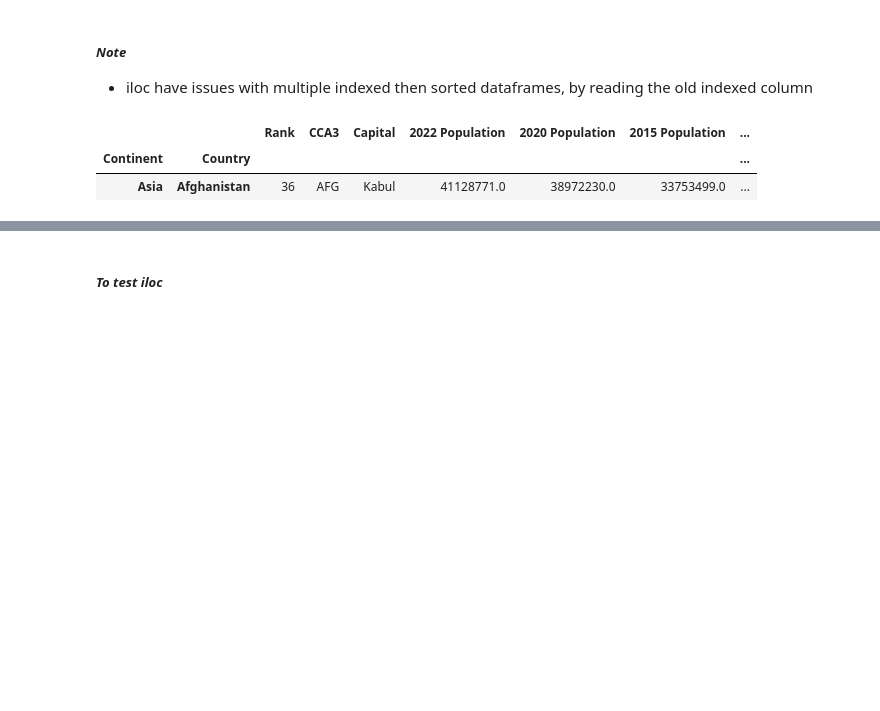
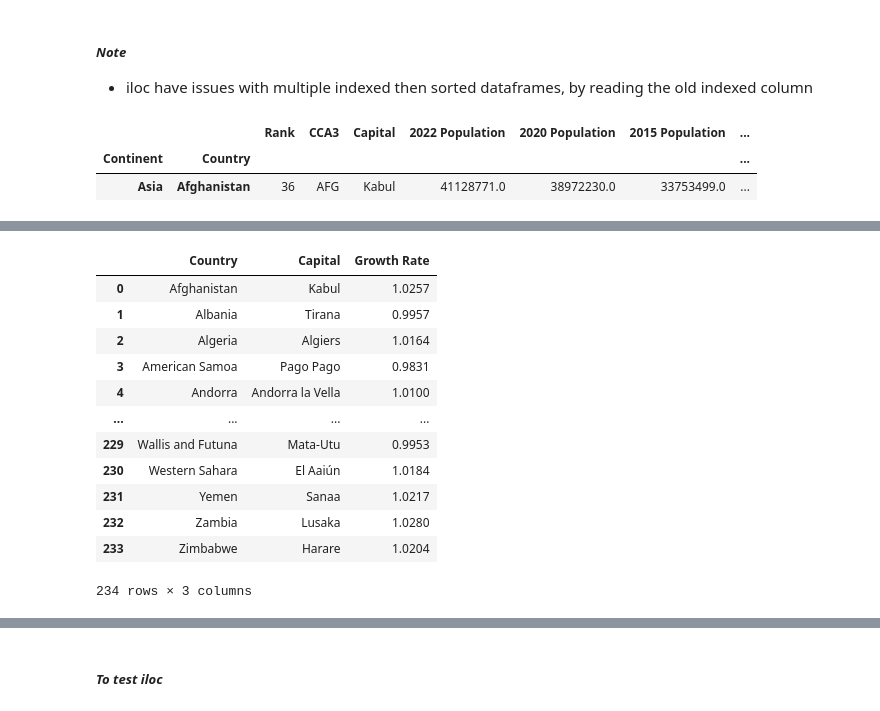
Before and after one commit to sweatshirt2/Pandas, a Jupyter notebook: Basics/reading_files_and_indexing.ipynb, the cells around one changed output, grey strips where cells are left out. Saved outputs shown, nothing was run; the diff lists cells and outputs as text; code cells hidden in the pictures; blank space fills up the shorter version.

```diff
--- a/Basics/reading_files_and_indexing.ipynb
+++ b/Basics/reading_files_and_indexing.ipynb
@@ -394,0 +447,16 @@ df.iloc[[0]]
+# %%
+df[['Country', 'Capital', 'Growth Rate']]
+# %% [output]
+|  | Country | Capital | Growth Rate |
+| 0 | Afghanistan | Kabul | 1.0257 |
+| 1 | Albania | Tirana | 0.9957 |
+| 2 | Algeria | Algiers | 1.0164 |
+| 3 | American Samoa | Pago Pago | 0.9831 |
+| 4 | Andorra | Andorra la Vella | 1.0100 |
+| ... | ... | ... | ... |
+| 229 | Wallis and Futuna | Mata-Utu | 0.9953 |
+| 230 | Western Sahara | El Aaiún | 1.0184 |
+| 231 | Yemen | Sanaa | 1.0217 |
+| 232 | Zambia | Lusaka | 1.0280 |
+| 233 | Zimbabwe | Harare | 1.0204 |
+234 rows × 3 columns
```
Also changed, not shown: parts of 22 cells of this notebook, 2 other files.
